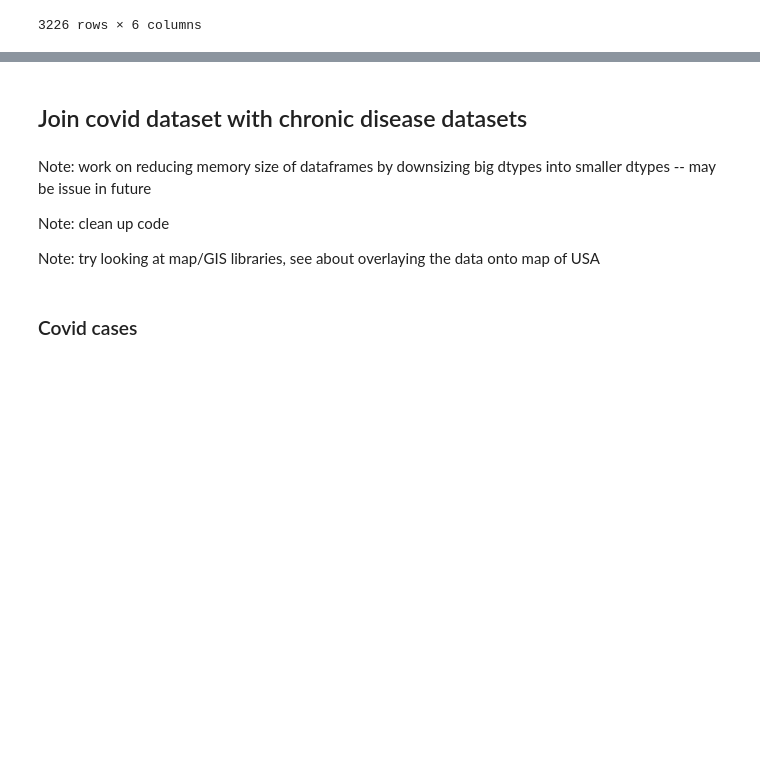
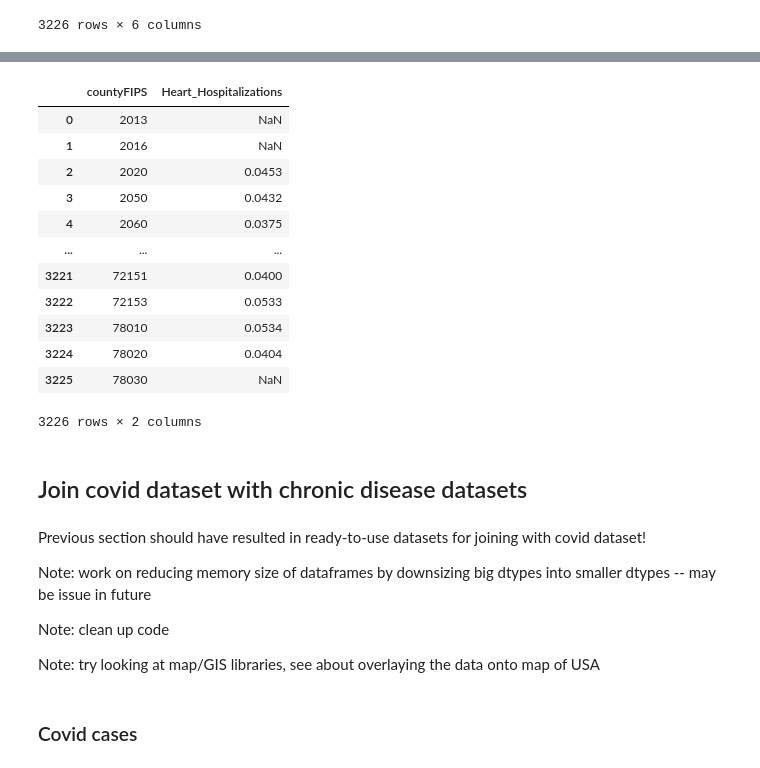
Before and after one commit to jayeokay/COVID-19, a Jupyter notebook: COVID Geographical Analysis.ipynb, the cells around one changed output, grey strips where cells are left out. Saved outputs shown, nothing was run; the diff lists cells and outputs as text; code cells hidden in the pictures; blank space fills up the shorter version.

```diff
--- a/COVID Geographical Analysis.ipynb
+++ b/COVID Geographical Analysis.ipynb
@@ -213,6 +151,36 @@ county_cases[county_cases['countyFIPS'] == 0]
+# %%
+#only get relevant columns, give them relevant names
+temp = county_heart.iloc[:,[1,-3]]
+temp.columns = ['countyFIPS', 'Heart_Hospitalizations']
+
+#put NaNs in the rows with -1 (no data)
+temp = temp.replace(-1, np.NaN)
+
+#initially in rate per 1000, so divide it to be a percent
+temp['Heart_Hospitalizations'] /= 1000
+
+county_heart = temp
+
+county_heart
+# %% [output]
+|  | countyFIPS | Heart_Hospitalizations |
+| 0 | 2013 | NaN |
+| 1 | 2016 | NaN |
+| 2 | 2020 | 0.0453 |
+| 3 | 2050 | 0.0432 |
+| 4 | 2060 | 0.0375 |
+| ... | ... | ... |
+| 3221 | 72151 | 0.0400 |
+| 3222 | 72153 | 0.0533 |
+| 3223 | 78010 | 0.0534 |
+| 3224 | 78020 | 0.0404 |
+| 3225 | 78030 | NaN |
+3226 rows × 2 columns
 # %% [markdown]
 ## Join covid dataset with chronic disease datasets
 # %% [markdown]
+Previous section should have resulted in ready-to-use datasets for joining with covid dataset!
+
 Note: work on reducing memory size of dataframes by downsizing big dtypes into smaller dtypes -- may be issue in future
 
 Note: clean up code
```
Also changed, not shown: parts of 31 cells of this notebook.
